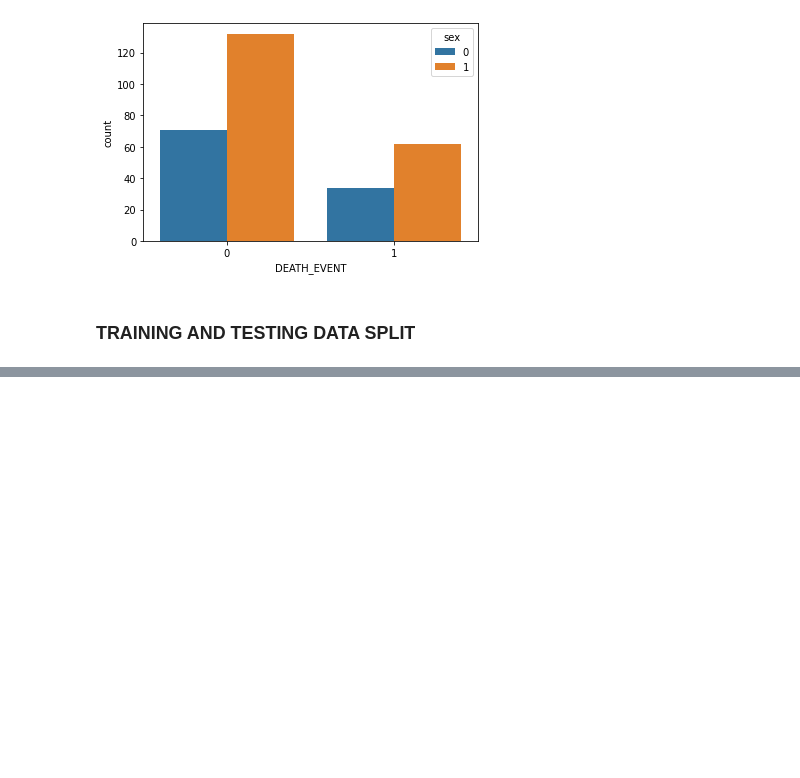
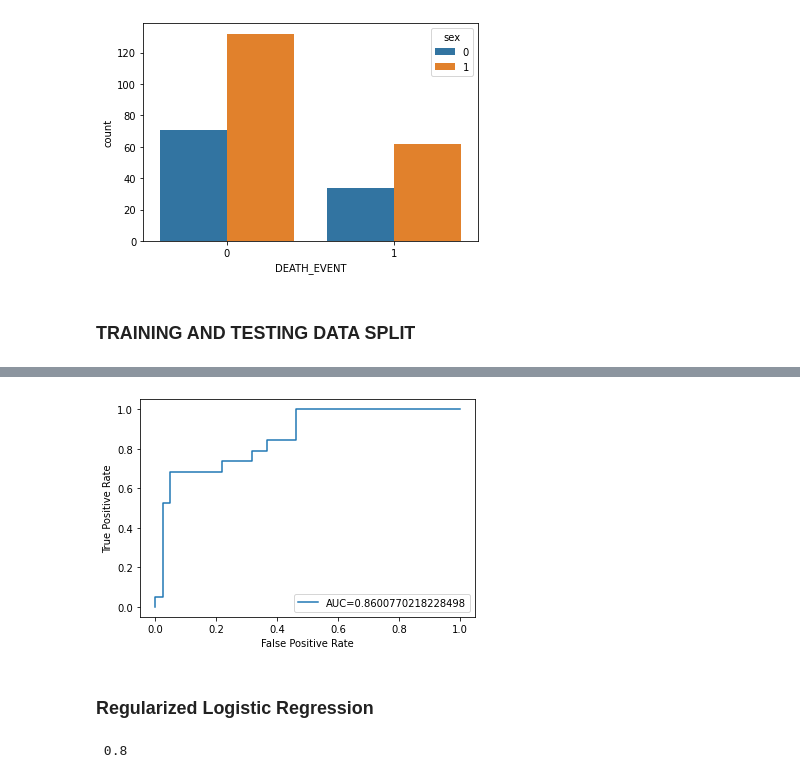
Before and after one commit to Harsh-COE/ML, a Jupyter notebook: ML_Heart_Clinical_Model.ipynb, the cells around one changed output, grey strips where cells are left out. Saved outputs shown, nothing was run; the diff lists cells and outputs as text; code cells hidden in the pictures; blank space fills up the shorter version.

```diff
--- a/ML_Heart_Clinical_Model.ipynb
+++ b/ML_Heart_Clinical_Model.ipynb
@@ -357,0 +151,15 @@ Naive Bayes score:  0.8
+# %%
+y_pred_proba = model.predict_proba(X_test)[::,1]
+fpr, tpr, _ = metrics.roc_curve(Y_test,  y_pred_proba)
+auc = metrics.roc_auc_score(Y_test, y_pred_proba)
+
+#create ROC curve
+plt.plot(fpr,tpr,label="AUC="+str(auc))
+plt.ylabel('True Positive Rate')
+plt.xlabel('False Positive Rate')
+plt.legend(loc=4)
+plt.show()
+# %% [output]
+[figure, added]
+# %% [markdown]
+### **Regularized Logistic Regression**
@@ -357,0 +171,5 @@ Naive Bayes score:  0.8
+# %%
+log_reg_acc = accuracy_score(Y_test, reg_pred)
+print("",log_reg_acc)
+# %% [output]
+ 0.8
```
Also changed, not shown: parts of 116 cells of this notebook.
